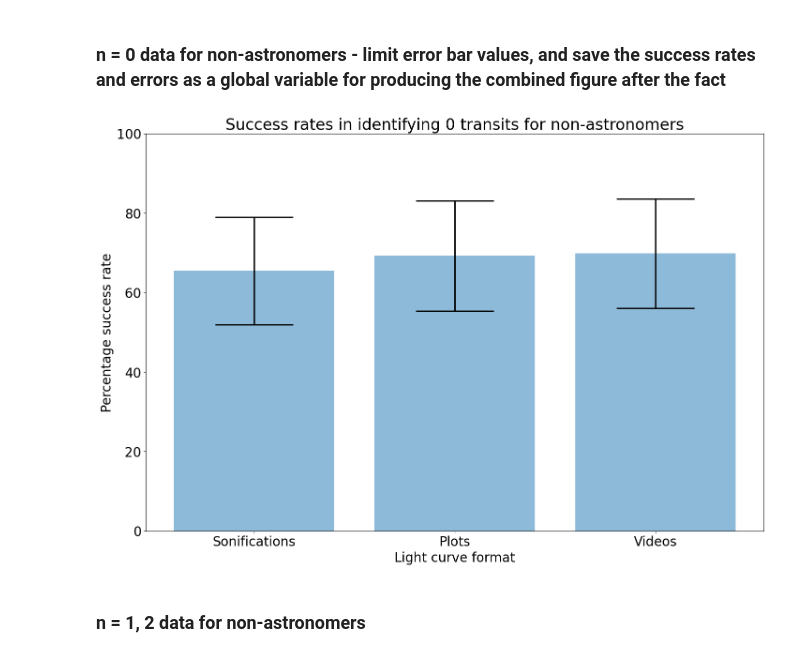
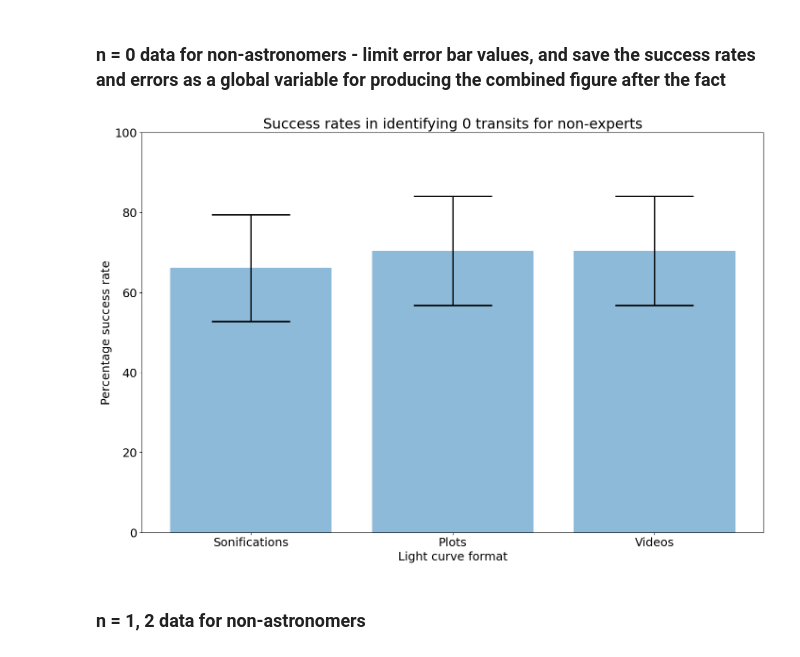
Before and after one commit to jacktuckerbrown/star-sound, a Jupyter notebook: analysis.ipynb, the cells around one changed output. Drawn from its saved outputs; the diff is of its cells as text; code cells hidden in the pictures.

Commit message:
nearly reproduced diss results for experts/nonexperts

```diff
--- a/analysis.ipynb
+++ b/analysis.ipynb
@@ -1091,7 +1091,7 @@ for x in sets_astro['Data']:
 rtz = 0
 onestwos = 0
 
-for i in sets_astro['Data']:
+for i in sets_expert['Data']:
 
     j = i.iloc[0:6]
     #display(j)
@@ -1323,7 +1317,7 @@ See the caveats in the documentation: https://pandas.pydata.org/pandas-docs/stab
 # %%
 to_remove = []
 
-off = list(astro.index.values)
+off = list(expert.index.values)
 for i in off:
     to_remove.append(i)
 for i in bvi:
@@ -1431,7 +1425,7 @@ def search_function(survey_sheet):
                 #print("got",len(responses),"responses")
                 #perc = true_count/len(bool_list)*100.0
 
-                sorting_hat_success(df_sound_nastro,df_visual_nastro,df_video_anstro,
+                sorting_hat_success(nexpert_sound,nexpert_visual,nexpert_video,
                                     question,true_count,
                                     len(responses),sigma,
                                     #flat[0],flat[1],
@@ -1468,14 +1462,14 @@ def get_df_name(df):
     name = [x for x in globals() if globals()[x] is df][0]
     return name
 
-str_df = [get_df_name(df_sound_nastro),get_df_name(df_visual_nastro),get_df_name(df_video_anstro)]
+str_df = [get_df_name(nexpert_sound),get_df_name(nexpert_visual),get_df_name(nexpert_video)]
 
-sets_nastro = pd.DataFrame({'Data':[df_sound_nastro,df_visual_nastro,df_video_anstro],
+sets_nexpert = pd.DataFrame({'Data':[nexpert_sound,nexpert_visual,nexpert_video],
                     'String': str_df})
 
 def sort(df):
     df.sort_values(by=['Correct n'], inplace=True)
 
-for x in sets_nastro['Data']:
+for x in sets_nexpert['Data']:
     sort(x)
     #display(x)
@@ -1538,47 +1480,47 @@ for x in sets_nastro['Data']:
 # %% [markdown]
 ### n = 0 data for non-astronomers - limit error bar values, and save the success rates and errors as a global variable for producing the combined figure after the fact
 # %%
-suc_nastro = []
-err_suc_nastro = []
+suc_nexpert = []
+errsuc_nexpert = []
 
-for i in sets_nastro['Data']:
+for i in sets_nexpert['Data']:
 
     j = i.iloc[0:6]
     #display(j)
 
     tot_n = 0
     tot_resp = 0
 
-    global suc_nastro
-    global err_suc_nastro
+    global suc_nexpert
+    global err_suc_nexpert
 
     for k in range(0,len(j['Name'])):
         n = j.iloc[k]['Number of correct answers']
         resp = j.iloc[k]['Total responses']
 
         #print(n,resp)
         tot_n = tot_n + float(n)
         tot_resp = tot_resp + float(resp)
 
         #print(tot_n,tot_resp)
 
-    suc_nastro.append(tot_n/tot_resp*100)
-    err_suc_nastro.append(np.sqrt(tot_resp)/tot_resp*100)
+    suc_nexpert.append(tot_n/tot_resp*100)
+    errsuc_nexpert.append(np.sqrt(tot_resp)/tot_resp*100)
 
-zero_nastro_err = sort_errors(suc_nastro,err_suc_nastro)
+errsuc_nexpert_0 = sort_errors(suc_nexpert,errsuc_nexpert)
 
 f, ax = plt.subplots(figsize=(17,11))
-ax.bar([1,2,3], suc_nastro, yerr=zero_nastro_err, error_kw=dict(capthick=2, elinewidth=2, ecolor='black'), alpha=0.5,align='center', ecolor='black', capsize=60)
+ax.bar([1,2,3], suc_nexpert, yerr=errsuc_nexpert_0, error_kw=dict(capthick=2, elinewidth=2, ecolor='black'), alpha=0.5,align='center', ecolor='black', capsize=60)
 plt.ylim([0, 100])
 ax.set_ylabel("Percentage success rate")
 ax.set_xlabel("Light curve format")
-ax.set_title("Success rates in identifying 0 transits for non-astronomers")
+ax.set_title("Success rates in identifying 0 transits for non-experts")
 x_formatter = ticker.FixedFormatter(["Sonifications","Plots","Videos"])
 x_locator = ticker.FixedLocator([1,2,3])
 ax.xaxis.set_major_formatter(x_formatter)
 ax.xaxis.set_major_locator(x_locator)
 # %% [output]
-[figure, old version]
+[figure, new version]
 # %% [markdown]
 ### n = 1, 2 data for non-astronomers
 # %%
```
Also changed, not shown: parts of 33 cells of this notebook.
